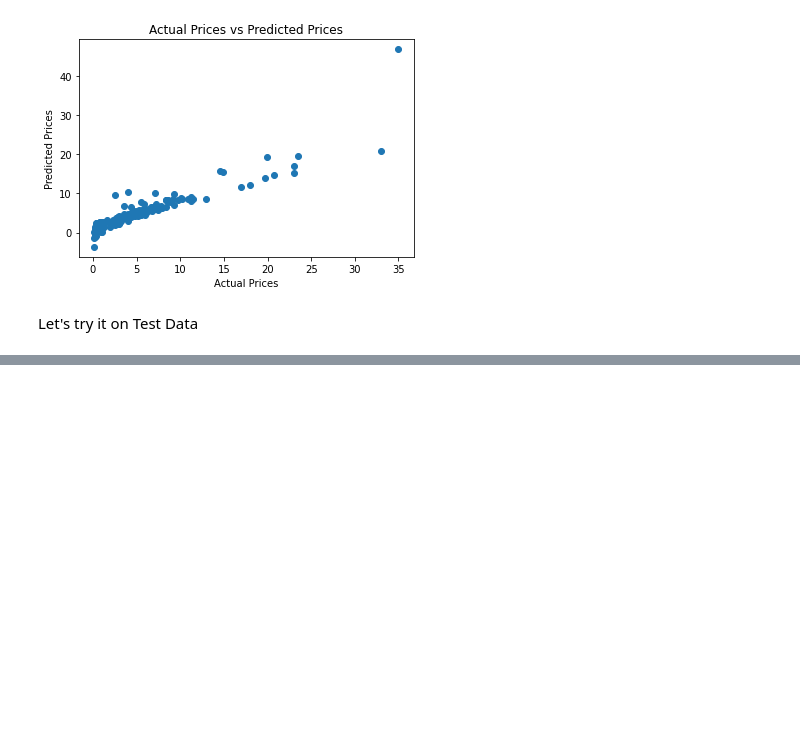
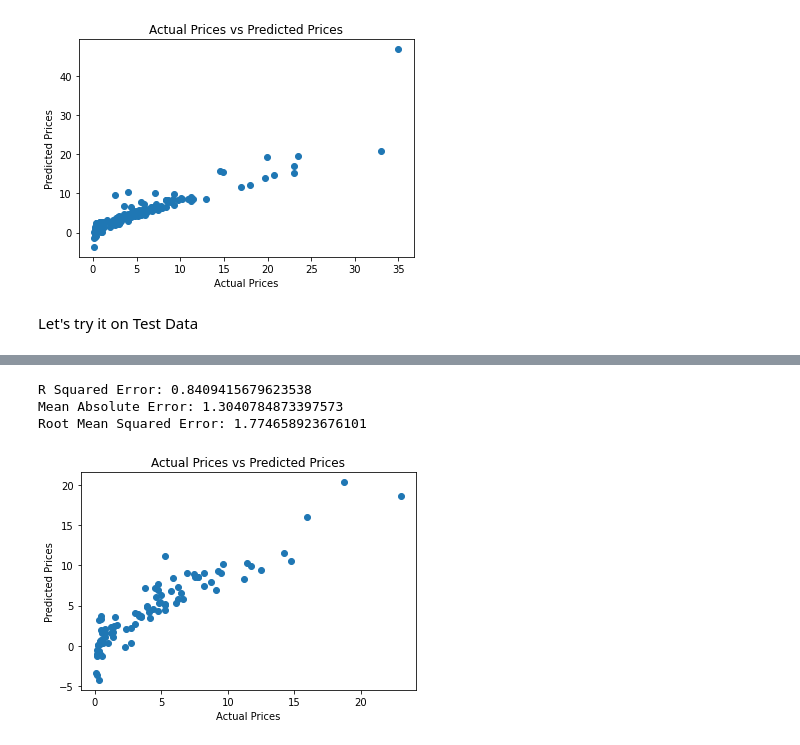
Before and after one commit to TRAGIC11/Car_Price_Prediction_using_Lasso_Regression, a Jupyter notebook: Car_Prices.ipynb, the cells around one changed output, grey strips where cells are left out. Cells and saved outputs as stored; diff of their text form; code cells hidden in the pictures; blank space fills up the shorter version.

```diff
--- a/Car_Prices.ipynb
+++ b/Car_Prices.ipynb
@@ -319,0 +387,19 @@ R Squared Error: 0.7669318245049099
+# %%
+test_data_prediction = ridge_reg_model.predict(X_test)
+error_score = metrics.r2_score(test_data_prediction,Y_test)
+print(f"R Squared Error: {error_score}")
+mae = metrics.mean_absolute_error(test_data_prediction,Y_test)
+print(f"Mean Absolute Error: {mae}")
+rmse = metrics.mean_squared_error(test_data_prediction,Y_test,squared=False)
+print(f"Root Mean Squared Error: {rmse}")
+plt.scatter(Y_test,test_data_prediction)
+
+plt.xlabel("Actual Prices")
+plt.ylabel("Predicted Prices")
+plt.title("Actual Prices vs Predicted Prices")
+plt.show()
+# %% [output]
+R Squared Error: 0.8409415679623538
+Mean Absolute Error: 1.3040784873397573
+Root Mean Squared Error: 1.774658923676101
+[figure, added]
```
Also changed, not shown: parts of 20 cells of this notebook.
